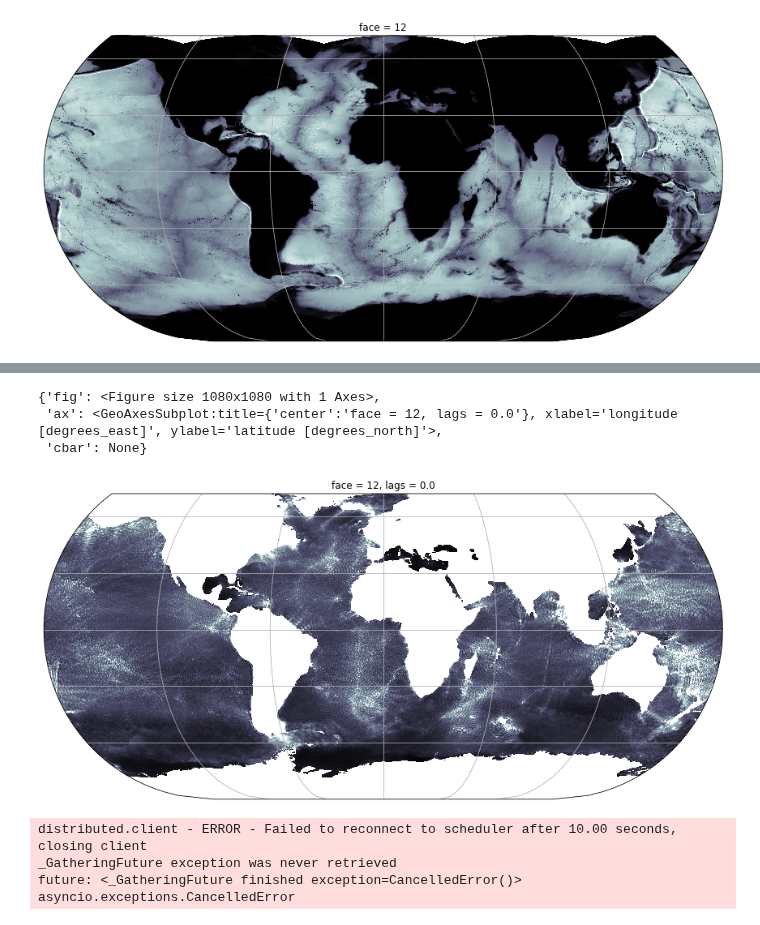
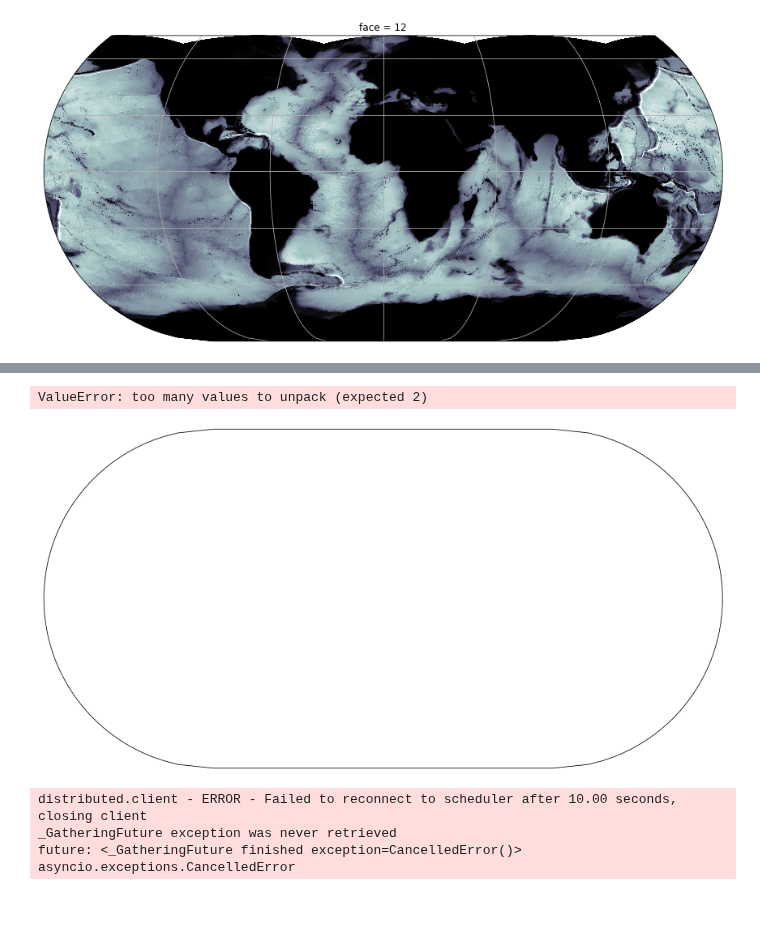
Before and after one commit to zcasparco/equinox_phd, a Jupyter notebook: dev/compute_Eulerian_autocovariance.ipynb, the cells around one changed output, grey strips where cells are left out. Drawn from its saved outputs; the diff is of its cells as text; code cells hidden in the pictures.

```diff
--- a/dev/compute_Eulerian_autocovariance.ipynb
+++ b/dev/compute_Eulerian_autocovariance.ipynb
@@ -165,6 +165,8 @@ grd = xr.open_zarr(ut.work_data_dir+'rechunked/SSU_rot.zarr')[['XC','YC','Depth'
 3. Explicitly setting consolidated=True, to raise an error in this case instead of falling back to try reading non-consolidated metadata.
   grd = xr.open_zarr(ut.work_data_dir+'rechunked/SSU_rot.zarr')[['XC','YC','Depth']]
 # %%
-ds = xr.merge([ds,dsU])
+ds = xr.merge([ds,grd])
+# %%
+ds['SSU_rot_demodulated'] = ds['SSU_rot_demodulated_real']+1j*ds['SSU_rot_demodulated_imag']
 # %%
 SSU_abs = np.abs(ds.SSU_rot_demodulated.isel(face=1)).mean('time').persist()
@@ -220,12 +222,13 @@ def wrap_wrap(ds):
     """
     T = 80
     dt = 3/24
-    _u = ds.SSU_rot_demodulated
-    _u = _u.chunk({'time':-1,'i':1080//4,'j':1080//4})
+    _u = ds.SSU_rot_demodulated_real
+    _ui = ds.SSU_rot_demodulated_imag
+#    _u = _u.chunk({'time':-1,'i':1080//4,'j':1080//4})
 #    _u = ds.SSU_rot_hat-ds.SSU_rot_hat.mean('time')
     lags = np.arange(0,T//2+dt,dt)[:T//2*24+1]#[::dit]
-    Crr= wrap_correlate(np.real(_u), np.real(_u),dt,lags=lags,roll=True,detrend=False, Nr=int(T/dt))#.persist()
-    Cri= wrap_correlate(np.real(_u), np.imag(_u),dt,lags=lags,roll=True,detrend=False, Nr=int(T/dt))#.persist()
+    Crr= wrap_correlate(_u, _u,dt,lags=lags,roll=True,detrend=False, Nr=int(T/dt))#.persist()
+    Cri= wrap_correlate(_u, _ui,dt,lags=lags,roll=True,detrend=False, Nr=int(T/dt))#.persist()
 #    ds_out = Crr.to_dataset()
     ds_out = xr.merge([Crr.rename('Crr'),Cri.rename('Cri')])
 #ds_out = ds_out.assign_coords({'XC':ds.XC,'YC':ds.YC})
@@ -240,7 +243,7 @@ dsi = ds.isel(**isel).sel(**sel)#.isel(face=slice(0,2))
 # %%
 dsi = dsi.where(dsi.Depth>500)
 # %%
-dsi = dsi.chunk({'time':-1,'i':1080//4,'j':1080//4})
+dsi = dsi.chunk({'i':1080//4,'j':1080//4})
 # %%
 face=1
 import os
@@ -290,12 +298,10 @@ ds_out = ds_out.assign_coords({'XC':grd.XC.sel(**sel),'YC':grd.YC.sel(**sel)})
 # %%
 pl.plot_pretty(np.sqrt(ds_out.Crr.isel(lags=0)),
-                   infer_intervals=True,land=False,cmap='bone',vmax=0.1,colorbar=False
+                   infer_intervals=False,land=False,cmap='bone',vmax=0.1,colorbar=False
                   )
 # %% [output]
-{'fig': <Figure size 1080x1080 with 1 Axes>,
- 'ax': <GeoAxesSubplot:title={'center':'face = 12, lags = 0.0'}, xlabel='longitude [degrees_east]', ylabel='latitude [degrees_north]'>,
- 'cbar': None}
+ValueError: too many values to unpack (expected 2)
-[figure, old version]
+[figure, new version]
 # %%
 #client.restart()
 #
```
Also changed, not shown: parts of 7 cells of this notebook, 3 other files.
